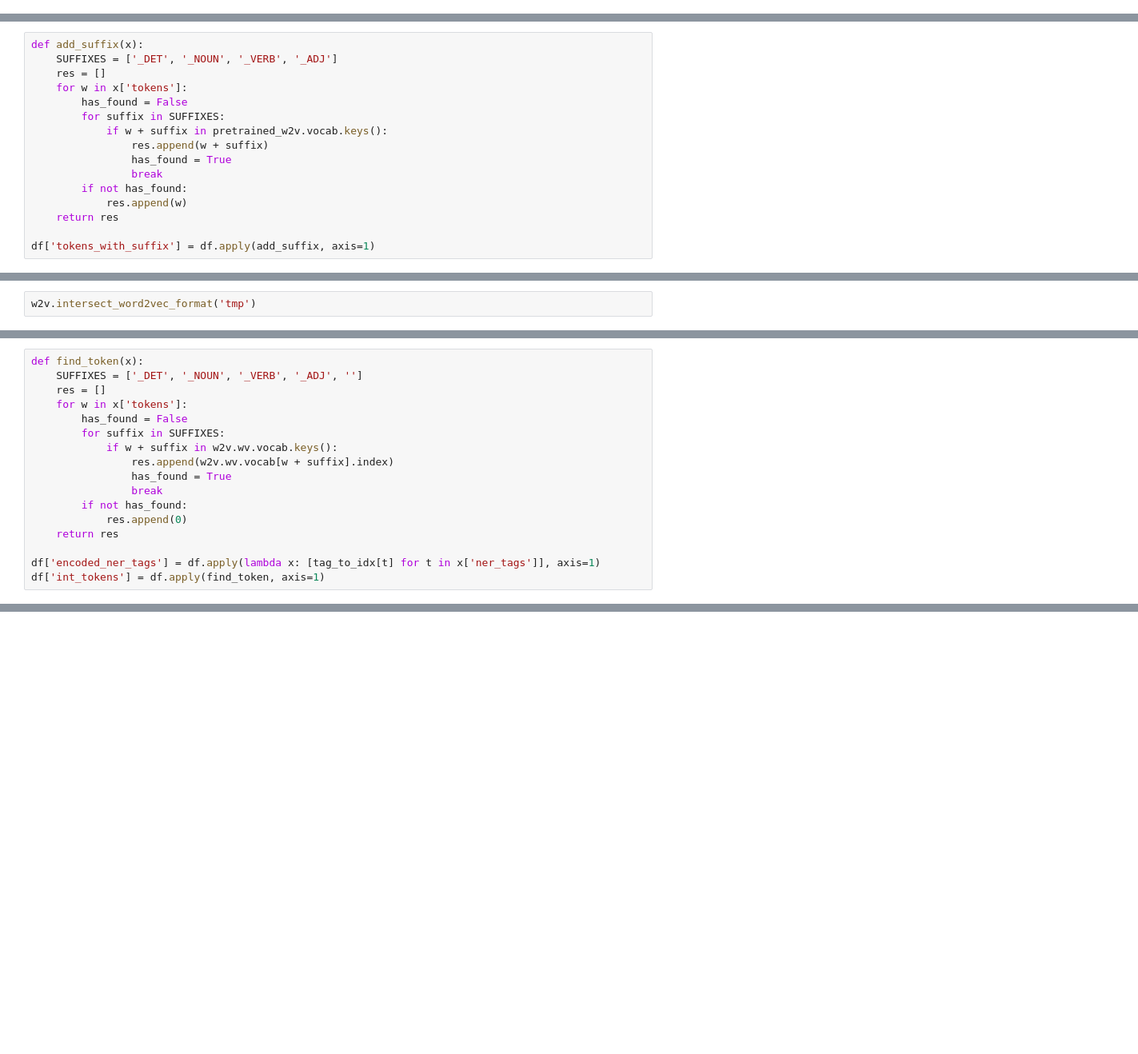
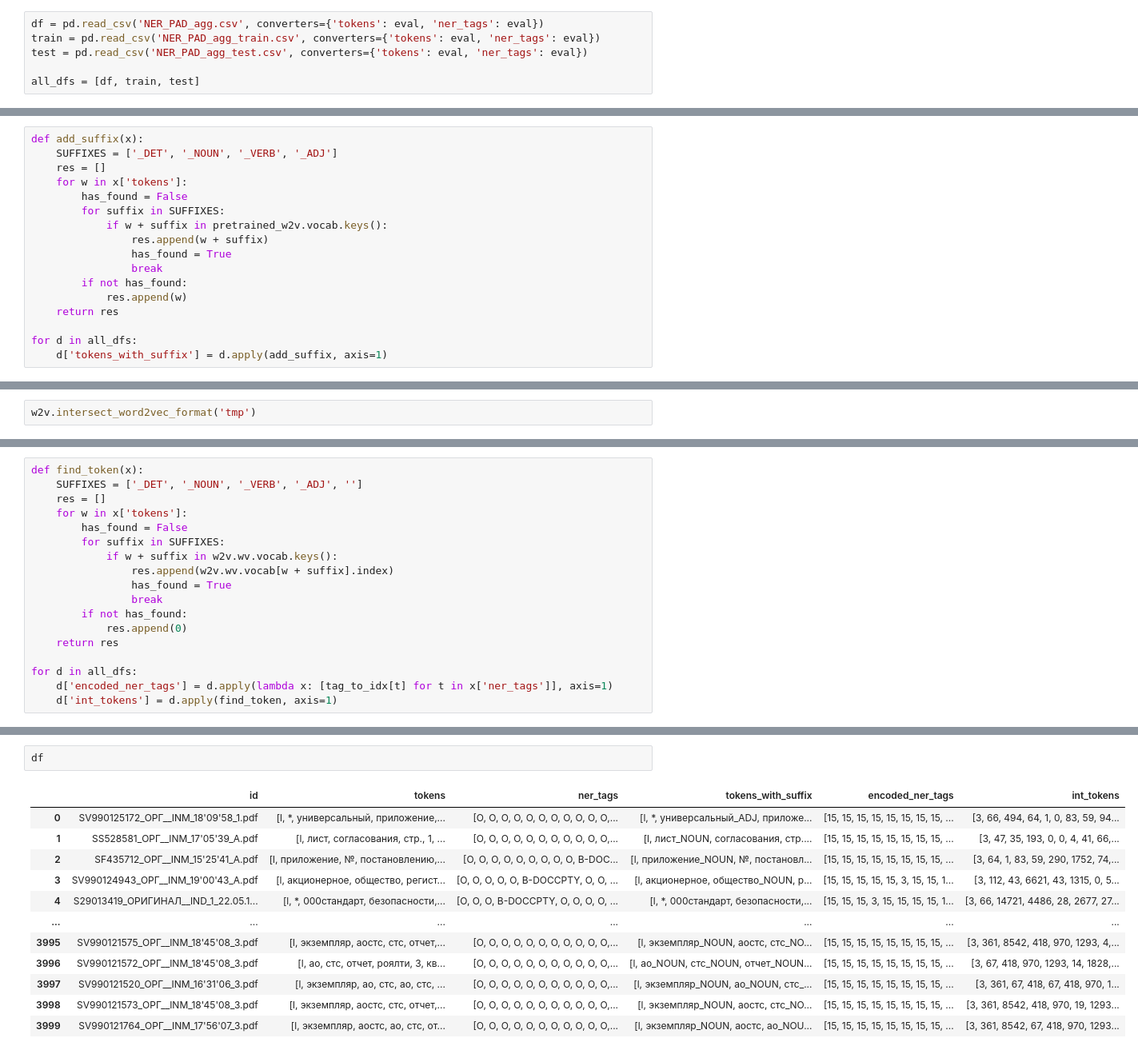
Before and after one commit to ArseniyBolotin/NER, a Jupyter notebook: PAD_W2V_BILSTM_CRF.ipynb, the cells around one changed output, grey strips where cells are left out. Shown at 80% size. Drawn from its saved outputs; the diff is of its cells as text; blank space fills up the shorter version.

```diff
--- a/PAD_W2V_BILSTM_CRF.ipynb
+++ b/PAD_W2V_BILSTM_CRF.ipynb
@@ -478 +67,7 @@ df.to_csv("NER_PAD_agg.csv", index=False)
+# %%
+df = pd.read_csv('NER_PAD_agg.csv', converters={'tokens': eval, 'ner_tags': eval})
+train = pd.read_csv('NER_PAD_agg_train.csv', converters={'tokens': eval, 'ner_tags': eval})
+test = pd.read_csv('NER_PAD_agg_test.csv', converters={'tokens': eval, 'ner_tags': eval})
+
+all_dfs = [df, train, test]
 # %%
@@ -496,7 +88,8 @@ def add_suffix(x):
             res.append(w)
     return res
 
-df['tokens_with_suffix'] = df.apply(add_suffix, axis=1)
+for d in all_dfs:
+    d['tokens_with_suffix'] = d.apply(add_suffix, axis=1)
 # %%
 from gensim.models import Word2Vec
 
@@ -527,5 +122,6 @@ def find_token(x):
             res.append(0)
     return res
 
-df['encoded_ner_tags'] = df.apply(lambda x: [tag_to_idx[t] for t in x['ner_tags']], axis=1)
-df['int_tokens'] = df.apply(find_token, axis=1)
+for d in all_dfs:
+    d['encoded_ner_tags'] = d.apply(lambda x: [tag_to_idx[t] for t in x['ner_tags']], axis=1)
+    d['int_tokens'] = d.apply(find_token, axis=1)
@@ -549,0 +128,15 @@ import tensorflow as tf
+# %%
+df
+# %% [output]
+|  | id | tokens | ner_tags | tokens_with_suffix | encoded_ner_tags | int_tokens |
+| 0 | SV990125172_ОРГ__INM_18'09'58_1.pdf | [l, *, универсальный, приложение,... | [O, O, O, O, O, O, O, O, O, O, O,... | [l, *, универсальный_ADJ, приложе... | [15, 15, 15, 15, 15, 15, 15, 15, ... | [3, 66, 494, 64, 1, 0, 83, 59, 94... |
+| 1 | SS528581_ОРГ__INM_17'05'39_A.pdf | [l, лист, согласования, стр., 1, ... | [O, O, O, O, O, O, O, O, O, O, O,... | [l, лист_NOUN, согласования, стр.... | [15, 15, 15, 15, 15, 15, 15, 15, ... | [3, 47, 35, 193, 0, 0, 4, 41, 66,... |
+| 2 | SF435712_ОРГ__INM_15'25'41_A.pdf | [l, приложение, №, постановлению,... | [O, O, O, O, O, O, O, O, O, B-DOC... | [l, приложение_NOUN, №, постановл... | [15, 15, 15, 15, 15, 15, 15, 15, ... | [3, 64, 1, 83, 59, 290, 1752, 74,... |
+| 3 | SV990124943_ОРГ__INM_19'00'43_A.pdf | [l, акционерное, общество, регист... | [O, O, O, O, O, B-DOCCPTY, O, O, ... | [l, акционерное, общество_NOUN, р... | [15, 15, 15, 15, 15, 3, 15, 15, 1... | [3, 112, 43, 6621, 43, 1315, 0, 5... |
+| 4 | S29013419_ОРИГИНАЛ__IND_1_22.05.1... | [l, *, 000стандарт, безопасности,... | [O, O, O, B-DOCCPTY, O, O, O, O, ... | [l, *, 000стандарт, безопасности,... | [15, 15, 15, 3, 15, 15, 15, 15, 1... | [3, 66, 14721, 4486, 28, 2677, 27... |
+| ... | ... | ... | ... | ... | ... | ... |
+| 3995 | SV990121575_ОРГ__INM_18'45'08_3.pdf | [l, экземпляр, аостс, стс, отчет,... | [O, O, O, O, O, O, O, O, O, O, O,... | [l, экземпляр_NOUN, аостс, стс_NO... | [15, 15, 15, 15, 15, 15, 15, 15, ... | [3, 361, 8542, 418, 970, 1293, 4,... |
+| 3996 | SV990121572_ОРГ__INM_18'45'08_3.pdf | [l, ао, стс, отчет, роялти, 3, кв... | [O, O, O, O, O, O, O, O, O, O, O,... | [l, ао_NOUN, стс_NOUN, отчет_NOUN... | [15, 15, 15, 15, 15, 15, 15, 15, ... | [3, 67, 418, 970, 1293, 14, 1828,... |
+| 3997 | SV990121520_ОРГ__INM_16'31'06_3.pdf | [l, экземпляр, ао, стс, ао, стс, ... | [O, O, O, O, O, O, O, O, O, O, O,... | [l, экземпляр_NOUN, ао_NOUN, стс_... | [15, 15, 15, 15, 15, 15, 15, 15, ... | [3, 361, 67, 418, 67, 418, 970, 1... |
+| 3998 | SV990121573_ОРГ__INM_18'45'08_3.pdf | [l, экземпляр, аостс, стс, отчет,... | [O, O, O, O, O, O, O, O, O, O, O,... | [l, экземпляр_NOUN, аостс, стс_NO... | [15, 15, 15, 15, 15, 15, 15, 15, ... | [3, 361, 8542, 418, 970, 19, 1293... |
+| 3999 | SV990121764_ОРГ__INM_17'56'07_3.pdf | [l, экземпляр, аостс, ао, стс, от... | [O, O, O, O, O, O, O, O, O, O, O,... | [l, экземпляр_NOUN, аостс, ао_NOU... | [15, 15, 15, 15, 15, 15, 15, 15, ... | [3, 361, 8542, 67, 418, 970, 1293... |
```
Also changed, not shown: parts of 67 cells of this notebook.
